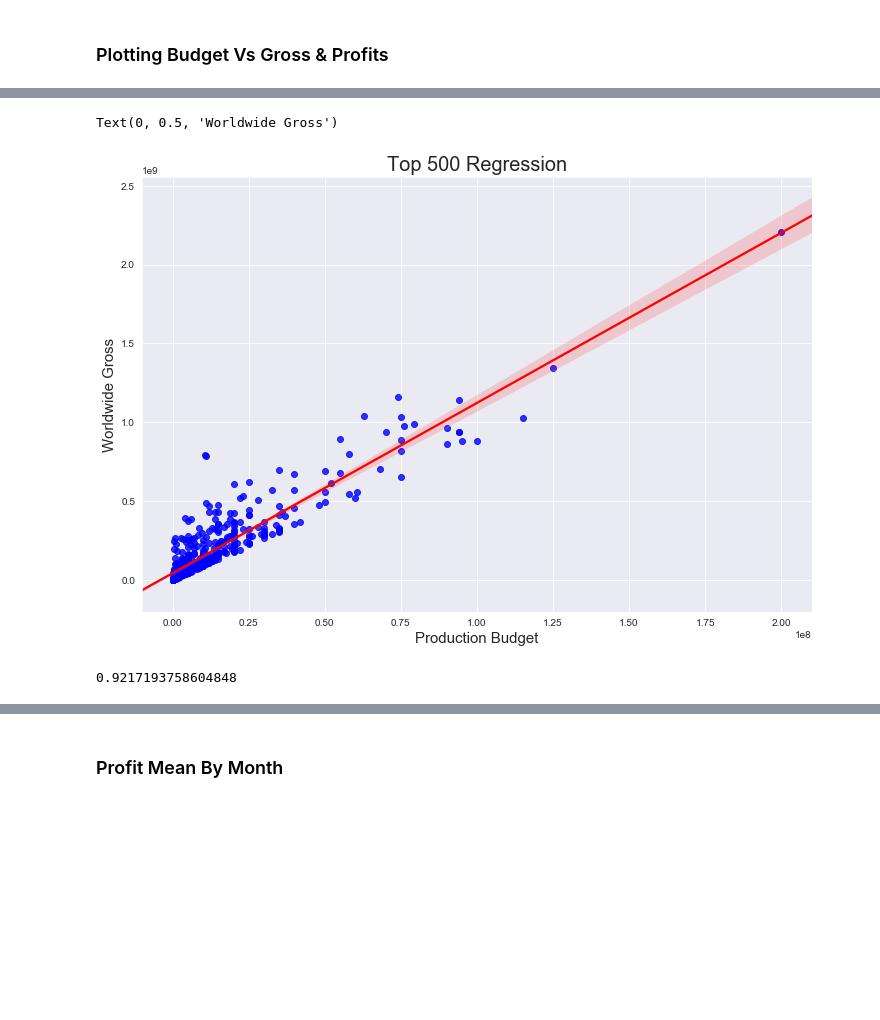
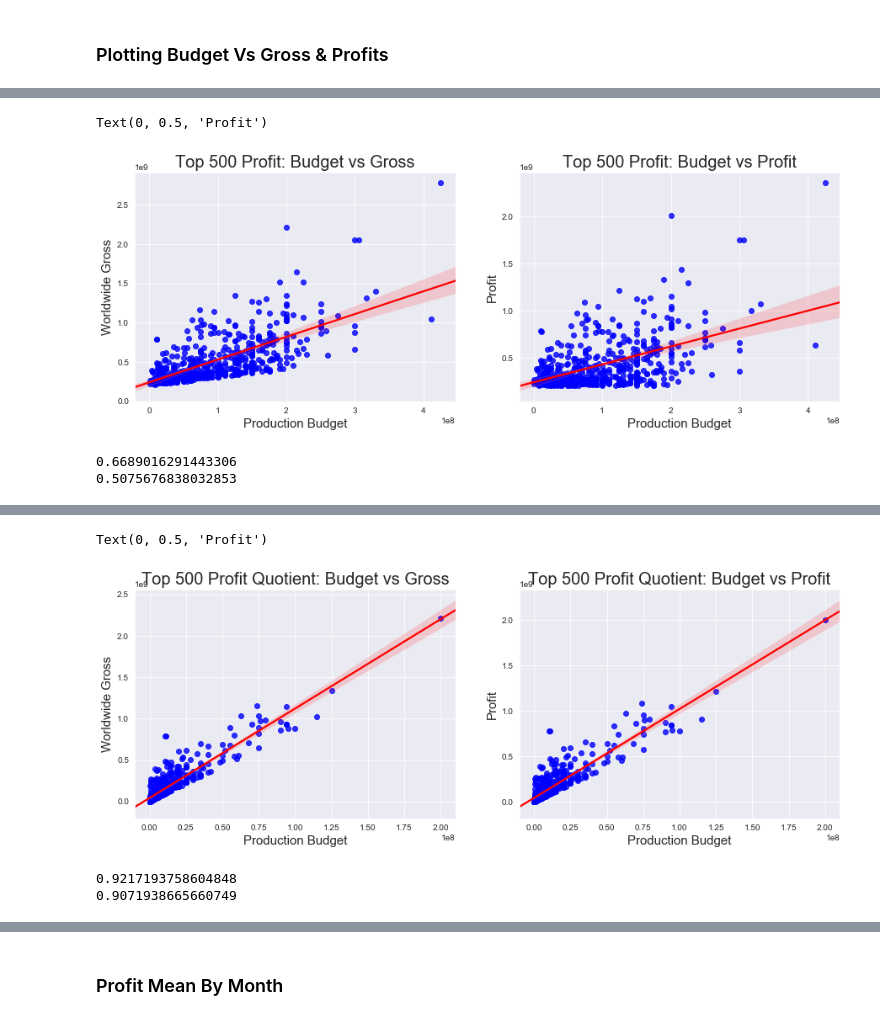
Before and after one commit to joshblumer/dsc-mod-1-project-v2-1-online-ds-sp-000, a Jupyter notebook: student.ipynb, the cells around one changed output, grey strips where cells are left out. Saved outputs shown, nothing was run; the diff lists cells and outputs as text; code cells hidden in the pictures; blank space fills up the shorter version.

```diff
--- a/student.ipynb
+++ b/student.ipynb
@@ -293,3 +321,35 @@ df2['production_budget'].corr(df2['worldwide_gross'])
+# %%
+# Plot Top 500 films "by profit" by budget against gross and profit
+
+fig = plt.figure(figsize = (15,5))
+
+ax1 = plt.subplot(1,2,1)
+sns.set_style('darkgrid')
+sns.regplot(ax = ax1, x = 'production_budget', y = 'worldwide_gross', data = top_500_p, scatter_kws = {'color': 'b'}, line_kws = {'color':'red'})
+plt.title('Top 500 Profit: Budget vs Gross', fontsize = 20)
+plt.xlabel('Production Budget', fontsize = 15)
+plt.ylabel('Worldwide Gross', fontsize = 15)
+
+ax2 = plt.subplot(1,2,2)
+sns.set_style('darkgrid')
+sns.regplot(ax = ax2, x = 'production_budget', y = 'profit_difference', data = top_500_p, scatter_kws = {'color': 'b'}, line_kws = {'color':'red'})
+plt.title('Top 500 Profit: Budget vs Profit', fontsize = 20)
+plt.xlabel('Production Budget', fontsize = 15)
+plt.ylabel('Profit', fontsize = 15)
+# %% [output]
+Text(0, 0.5, 'Profit')
+[figure, added]
+# %%
+# Calculate correlation between budget and gross for top 500 most profitable films
+
+print(top_500_p['production_budget'].corr(top_500_p['worldwide_gross']))
+
+# Calculate correlation between budget and profit for top 500 most profitable films
+
+print(top_500_p['production_budget'].corr(top_500_p['profit_difference']))
+# %% [output]
+0.6689016291443306
+0.5075676838032853
 # %%
 # Make list of top 500 profit quotients
 
@@ -318,20 +378,34 @@ newdf.head()
 | 5709 | 10 | May 7, 2004 | Super Size Me | 65000.0 | 11529368.0 | 22233808.0 | 10704440.0 | ... |
 | 5346 | 47 | Aug 13, 1942 | Bambi | 858000.0 | 102797000.0 | 268000000.0 | 165203000.0 | ... |
 # %%
-# Plot 500 top grossing movies budget vs worldwide gross
+# Plot top 500 films "profit quotient" by budget against gross and profit
 
-f, ax = plt.subplots(figsize=(12,8))
+fig = plt.figure(figsize = (15,5))
+
+ax1 = plt.subplot(1,2,1)
 sns.set_style('darkgrid')
-sns.regplot(x = 'production_budget', y = 'worldwide_gross', data = newdf, scatter_kws = {'color': 'b'}, line_kws = {'color':'red'})
-plt.title('Top 500 Regression', fontsize = 20)
+sns.regplot(ax = ax1, x = 'production_budget', y = 'worldwide_gross', data = newdf, scatter_kws = {'color': 'b'}, line_kws = {'color':'red'})
+plt.title('Top 500 Profit Quotient: Budget vs Gross', fontsize = 20)
 plt.xlabel('Production Budget', fontsize = 15)
 plt.ylabel('Worldwide Gross', fontsize = 15)
+
+ax2 = plt.subplot(1,2,2)
+sns.set_style('darkgrid')
+sns.regplot(ax = ax2, x = 'production_budget', y = 'profit_difference', data = newdf, scatter_kws = {'color': 'b'}, line_kws = {'color':'red'})
+plt.title('Top 500 Profit Quotient: Budget vs Profit', fontsize = 20)
+plt.xlabel('Production Budget', fontsize = 15)
+plt.ylabel('Profit', fontsize = 15)
 # %% [output]
-Text(0, 0.5, 'Worldwide Gross')
+Text(0, 0.5, 'Profit')
-[figure, old version]
+[figure, new version]
 # %%
-# Check correlation of top 500 grossing films budget vs gross
+# Calculate correlation between top 500 films "profit quotient" budget and gross
 
-newdf['production_budget'].corr(newdf['worldwide_gross'])
+print(newdf['production_budget'].corr(newdf['worldwide_gross']))
+
+# Calculate correlation between top 500 films "profit quotient" budget and profit
+
+print(newdf['production_budget'].corr(newdf['profit_difference']))
 # %% [output]
 0.9217193758604848
+0.9071938665660749
```
Also changed, not shown: parts of 14 cells of this notebook, 10 other files.
